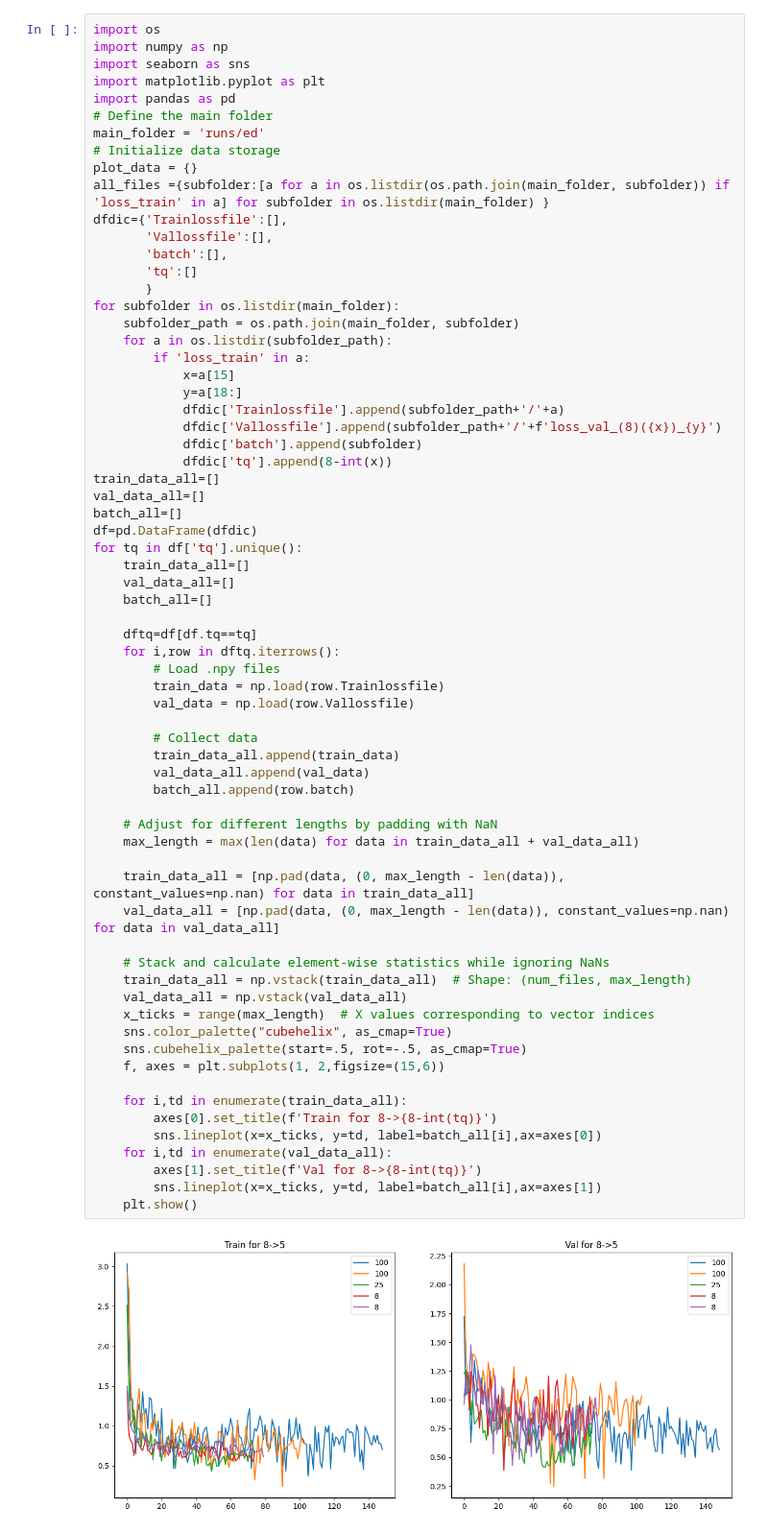
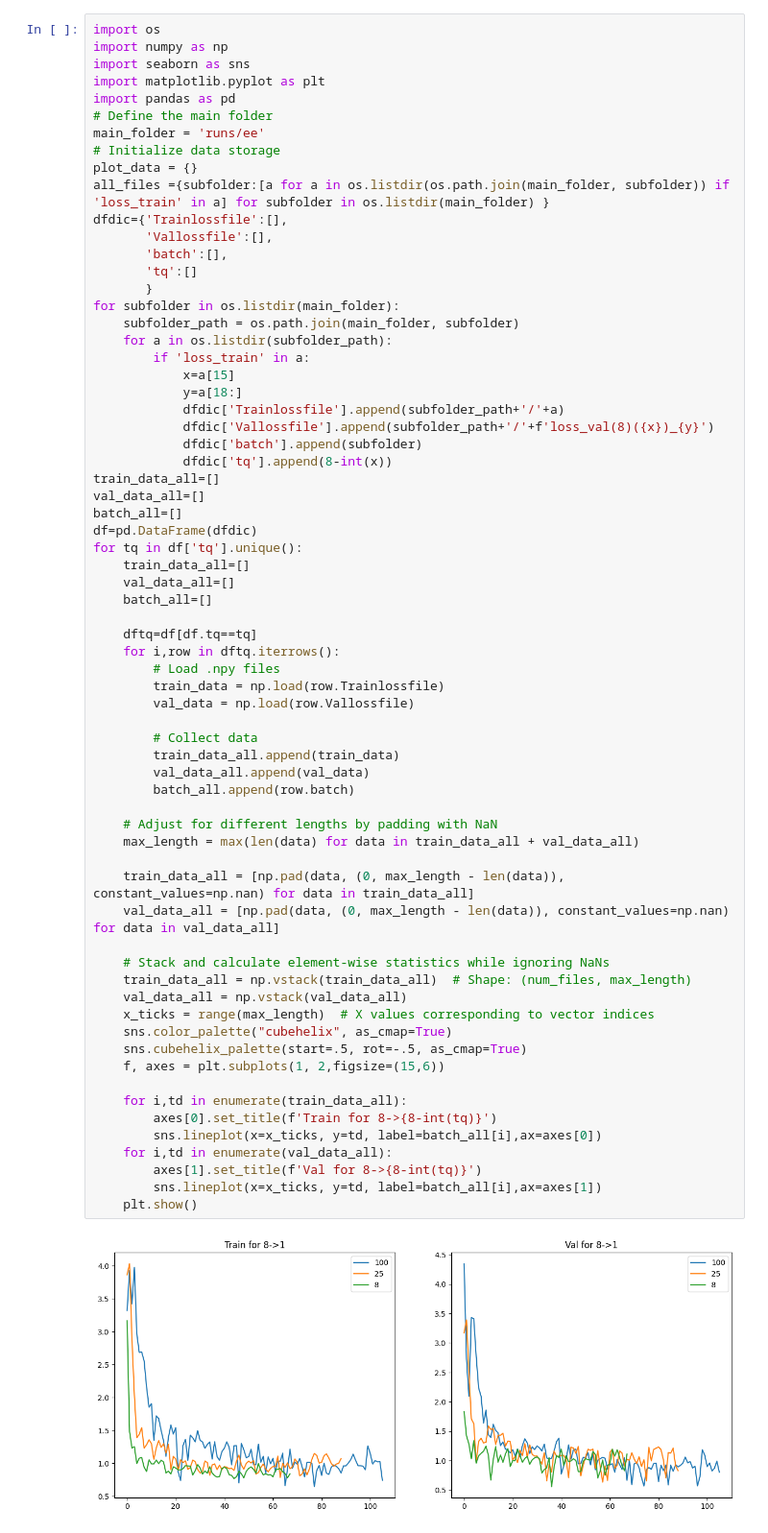
Before and after one commit to filorazi/Dim_red_SWAP, a Jupyter notebook: visualize_result.ipynb, the cells around one changed output. Shown: that part at 96% size. Cells and saved outputs as stored; diff of their text form.

```diff
--- a/visualize_result.ipynb
+++ b/visualize_result.ipynb
@@ -5,7 +5,7 @@ import seaborn as sns
 import matplotlib.pyplot as plt
 import pandas as pd
 # Define the main folder
-main_folder = 'runs/ed'
+main_folder = 'runs/ee'
 # Initialize data storage
 plot_data = {}
 all_files ={subfolder:[a for a in os.listdir(os.path.join(main_folder, subfolder)) if 'loss_train' in a] for subfolder in os.listdir(main_folder) }
@@ -21,7 +21,7 @@ for subfolder in os.listdir(main_folder):
             x=a[15]
             y=a[18:]
             dfdic['Trainlossfile'].append(subfolder_path+'/'+a)
-            dfdic['Vallossfile'].append(subfolder_path+'/'+f'loss_val_(8)({x})_{y}')
+            dfdic['Vallossfile'].append(subfolder_path+'/'+f'loss_val(8)({x})_{y}')
             dfdic['batch'].append(subfolder)
             dfdic['tq'].append(8-int(x))
 train_data_all=[]
@@ -39,31 +39,31 @@ for tq in df['tq'].unique():
         train_data = np.load(row.Trainlossfile)
         val_data = np.load(row.Vallossfile)
 
         # Collect data
         train_data_all.append(train_data)
         val_data_all.append(val_data)
         batch_all.append(row.batch)
 
     # Adjust for different lengths by padding with NaN
     max_length = max(len(data) for data in train_data_all + val_data_all)
 
     train_data_all = [np.pad(data, (0, max_length - len(data)), constant_values=np.nan) for data in train_data_all]
     val_data_all = [np.pad(data, (0, max_length - len(data)), constant_values=np.nan) for data in val_data_all]
 
     # Stack and calculate element-wise statistics while ignoring NaNs
     train_data_all = np.vstack(train_data_all)  # Shape: (num_files, max_length)
     val_data_all = np.vstack(val_data_all)
     x_ticks = range(max_length)  # X values corresponding to vector indices
     sns.color_palette("cubehelix", as_cmap=True)
     sns.cubehelix_palette(start=.5, rot=-.5, as_cmap=True)
     f, axes = plt.subplots(1, 2,figsize=(15,6))
 
     for i,td in enumerate(train_data_all):
         axes[0].set_title(f'Train for 8->{8-int(tq)}')
         sns.lineplot(x=x_ticks, y=td, label=batch_all[i],ax=axes[0])
     for i,td in enumerate(val_data_all):
         axes[1].set_title(f'Val for 8->{8-int(tq)}')
         sns.lineplot(x=x_ticks, y=td, label=batch_all[i],ax=axes[1])
     plt.show()
 # %% [output]
-[figure, old version]
+[figure, new version]
```
Also changed, not shown: parts of 1 cell of this notebook, 1 other file.
